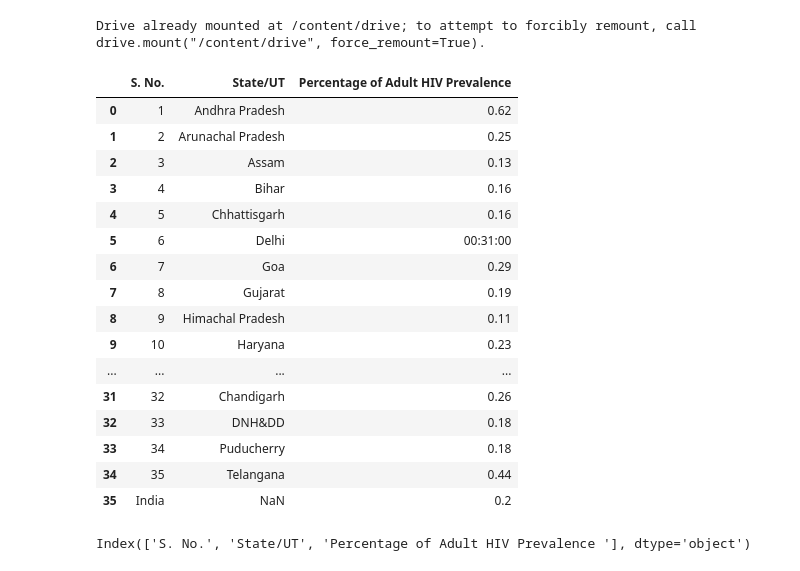
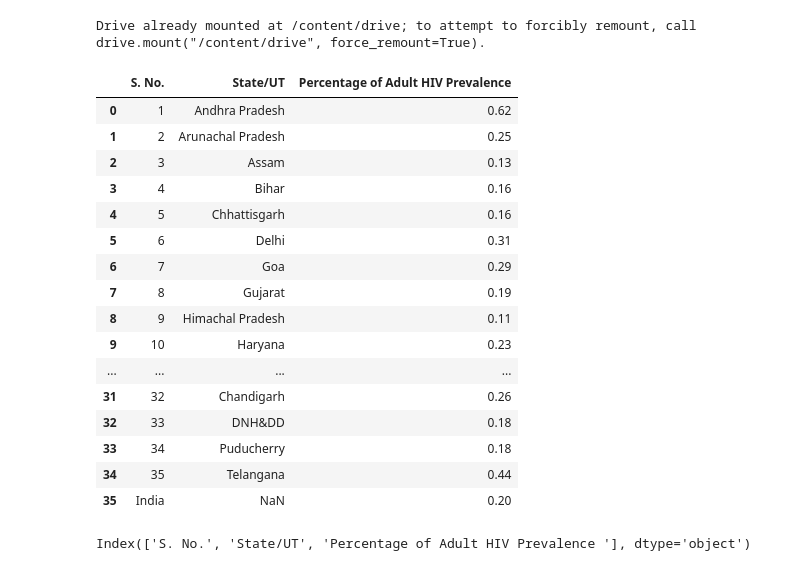
Before and after one commit to desidata/hiv, a Jupyter notebook: hiv.ipynb, the cells around one changed output. Cells and saved outputs as stored; diff of their text form; code cells hidden in the pictures.

```diff
--- a/hiv.ipynb
+++ b/hiv.ipynb
@@ -13,16 +13,16 @@ drive.mount('/content/drive')
 # %% [output]
 Drive already mounted at /content/drive; to attempt to forcibly remount, call drive.mount("/content/drive", force_remount=True).
 # %%
-df=pd.read_excel("/content/HIV estimate 2023 (1).xlsx", sheet_name='Sheet1')
+df=pd.read_excel("/content/HIV estimate 2023.xlsx", sheet_name='Sheet1')
 df
 # %% [output]
 |  | S. No. | State/UT | Percentage of Adult HIV Prevalence |
 | 0 | 1 | Andhra Pradesh | 0.62 |
 | 1 | 2 | Arunachal Pradesh | 0.25 |
 | 2 | 3 | Assam | 0.13 |
 | 3 | 4 | Bihar | 0.16 |
 | 4 | 5 | Chhattisgarh | 0.16 |
-| 5 | 6 | Delhi | 00:31:00 |
+| 5 | 6 | Delhi | 0.31 |
 | 6 | 7 | Goa | 0.29 |
 | 7 | 8 | Gujarat | 0.19 |
 | 8 | 9 | Himachal Pradesh | 0.11 |
@@ -32,7 +32,7 @@ df
 | 32 | 33 | DNH&DD | 0.18 |
 | 33 | 34 | Puducherry | 0.18 |
 | 34 | 35 | Telangana | 0.44 |
-| 35 | India | NaN | 0.2 |
+| 35 | India | NaN | 0.20 |
 # %%
 df.columns
 # %% [output]
```
Also changed, not shown: parts of 5 cells of this notebook.
